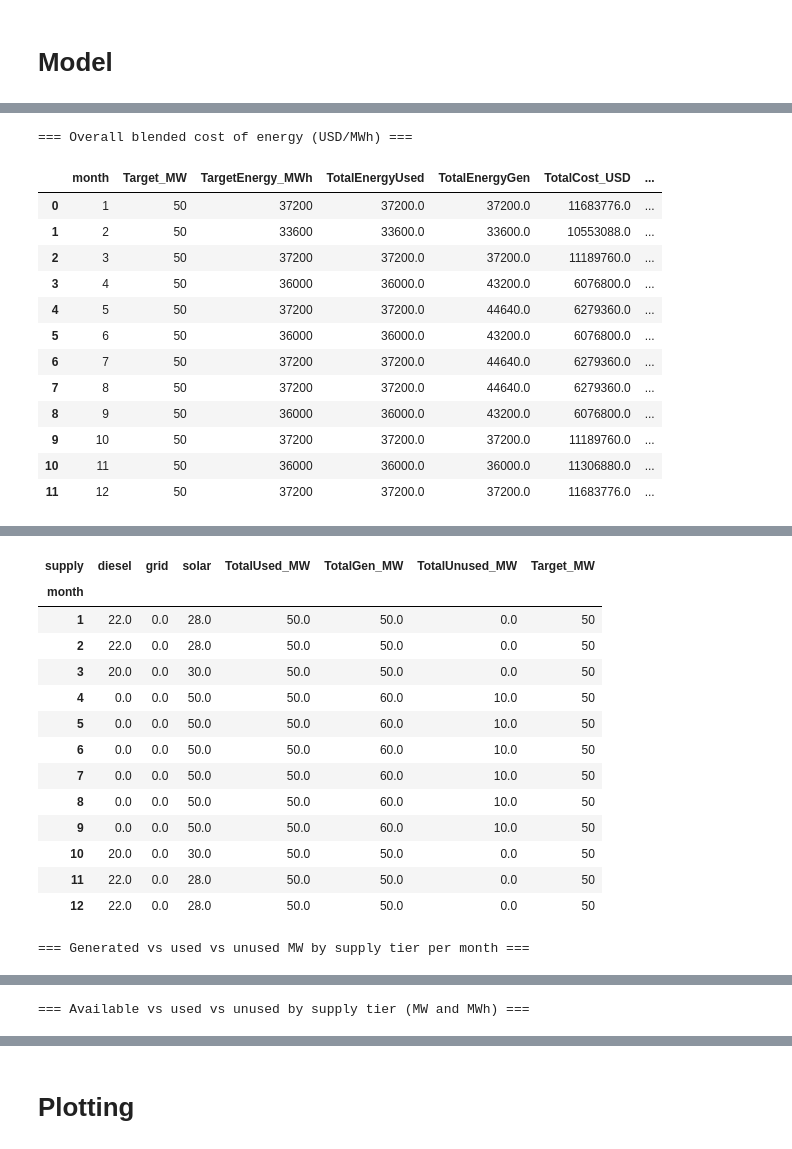
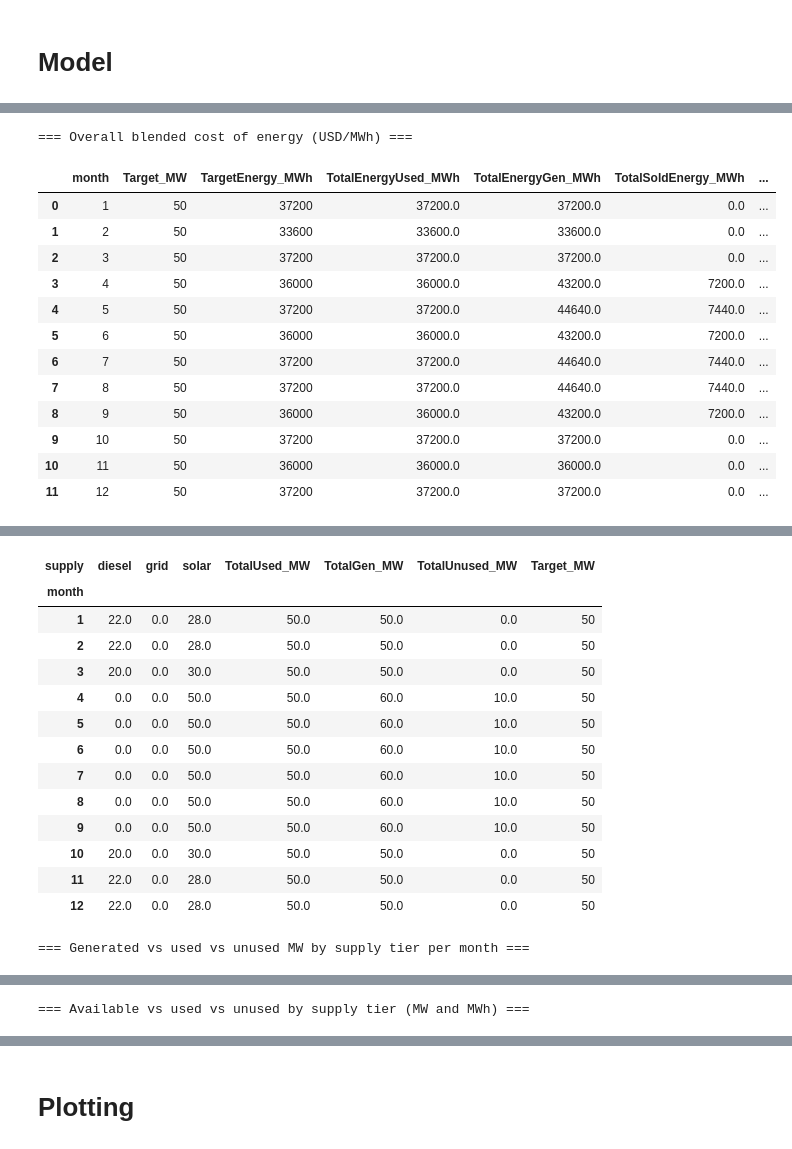
Before and after one commit to Mufika/OptimisingAndTradingSolarPower, a Jupyter notebook: notebook.ipynb, the cells around one changed output, grey strips where cells are left out. Cells and saved outputs as stored; diff of their text form; code cells hidden in the pictures.

```diff
--- a/notebook.ipynb
+++ b/notebook.ipynb
@@ -413,5 +483,5 @@ Total cost (USD): 104675520.0
 # %%
-# Cell 7 — Overall cost of energy (USD/MWh) + tier tables
+# Cell 7 — Overall cost of energy (USD/MWh) + tier tables + sold value
 # Run AFTER Cell 6 (requires: df, T_MW, H)
 
 import pandas as pd
@@ -424,22 +494,31 @@ import numpy as np
 monthly_cost_energy = (
     df.groupby("month", as_index=False)
       .agg(
-          TotalEnergyUsed=("Energy_MWh", "sum"),
-          TotalEnergyGen=("Generated_MWh", "sum"),
-          TotalCost_USD=("Cost_USD", "sum"),
+          TotalEnergyUsed_MWh=("Energy_MWh", "sum"),
+          TotalEnergyGen_MWh=("Generated_MWh", "sum"),
+          TotalSoldEnergy_MWh=("Sold_MWh", "sum"),
+          TotalGrossCost_USD=("GrossCost_USD", "sum"),
+          TotalSoldValue_USD=("SoldValue_USD", "sum"),
+          TotalNetCost_USD=("NetCost_USD", "sum"),
       )
 )
 
-monthly_cost_energy["Cost_USD_per_MWh"] = (
-    monthly_cost_energy["TotalCost_USD"] /
-    monthly_cost_energy["TotalEnergyUsed"]
+monthly_cost_energy["GrossCost_USD_per_MWh"] = (
+    monthly_cost_energy["TotalGrossCost_USD"] /
+    monthly_cost_energy["TotalEnergyUsed_MWh"]
 )
 
-monthly_cost_energy["Cost_USD_per_MWh"] = (
-    monthly_cost_energy["Cost_USD_per_MWh"]
-    .replace([np.inf, -np.inf], np.nan)
-    .round(2)
+monthly_cost_energy["NetCost_USD_per_MWh"] = (
+    monthly_cost_energy["TotalNetCost_USD"] /
+    monthly_cost_energy["TotalEnergyUsed_MWh"]
 )
+
+for c in ["GrossCost_USD_per_MWh", "NetCost_USD_per_MWh"]:
+    monthly_cost_energy[c] = (
+        monthly_cost_energy[c]
+        .replace([np.inf, -np.inf], np.nan)
+        .round(2)
+    )
 
 monthly_cost_energy["Target_MW"] = monthly_cost_energy["month"].map(T_MW)
 monthly_cost_energy["TargetEnergy_MWh"] = (
@@ -452,24 +531,33 @@ monthly_cost_energy = monthly_cost_energy[
         "month",
         "Target_MW",
         "TargetEnergy_MWh",
-        "TotalEnergyUsed",
-        "TotalEnergyGen",
-        "TotalCost_USD",
-        "Cost_USD_per_MWh",
+        "TotalEnergyUsed_MWh",
+        "TotalEnergyGen_MWh",
+        "TotalSoldEnergy_MWh",
+        "TotalGrossCost_USD",
+        "TotalSoldValue_USD",
+        "TotalNetCost_USD",
+        "GrossCost_USD_per_MWh",
+        "NetCost_USD_per_MWh",
     ]
 ]
 
 print("=== Overall blended cost of energy (USD/MWh) ===")
 display(monthly_cost_energy)
 
-# Average tariff over the entire period
-total_energy = monthly_cost_energy["TotalEnergyUsed"].sum()
-total_cost = monthly_cost_energy["TotalCost_USD"].sum()
-avg_tariff = total_cost / total_energy if total_energy > 0 else float("inf")
-print(f"Average blended tariff over period: USD {avg_tariff:.2f} per MWh \n\n")
+# Average tariffs over the entire period (on used energy)
+total_energy = monthly_cost_energy["TotalEnergyUsed_MWh"].sum()
+total_gross_cost = monthly_cost_energy["TotalGrossCost_USD"].sum()
+total_sold_value = monthly_cost_energy["TotalSoldValue_USD"].sum()
+total_net_cost = monthly_cost_energy["TotalNetCost_USD"].sum()
+avg_gross = total_gross_cost / total_energy if total_energy > 0 else float("inf")
+avg_net = total_net_cost / total_energy if total_energy > 0 else float("inf")
+print(f"Average gross blended tariff: USD {avg_gross:.2f} per MWh")
+print(f"Average sold value offset:  USD {total_sold_value:,.2f} (total)")
+print(f"Average net blended tariff:  USD {avg_net:.2f} per MWh\n\n")
 
 
-# ======================================
+ # ======================================
 # Table 2 — MW used by supply per month
 # ======================================
 
@@ -497,7 +585,7 @@ print("=== MW used by each supply per month ===")
 display(mw_by_supply)
 
 
-# ================================================================
+ # ================================================================
 # Table 3 — Generated vs used vs unused MW by supply tier (per month)
 # ================================================================
 
@@ -519,7 +607,7 @@ print("=== Generated vs used vs unused MW by supply tier per month ===")
 display(mw_by_tier)
 
 
-# =============================================================
+ # =============================================================
 # Table 4 — Available vs used vs unused by tier (MW and MWh)
 # =============================================================
 
@@ -527,43 +615,43 @@ by_tier = (
     df.groupby(["month", "supply", "tier"], as_index=False)
       .agg(
           Available_MW=("Cap_MW", "sum"),
           Used_MW=("Power_MW", "sum"),
           Used_MWh=("Energy_MWh", "sum"),
       )
 )
 
 by_tier["Unused_MW"] = (by_tier["Available_MW"] - by_tier["Used_MW"]).clip(lower=0)
 by_tier["Available_MWh"] = by_tier["Available_MW"] * by_tier["month"].map(H)
 by_tier["Unused_MWh"] = (by_tier["Available_MWh"] - by_tier["Used_MWh"]).clip(lower=0)
 
 by_tier = by_tier[
     [
         "month",
         "supply",
         "tier",
         "Available_MW",
         "Used_MW",
         "Unused_MW",
         "Available_MWh",
         "Used_MWh",
         "Unused_MWh",
     ]
 ] .round(2)
 
 print("=== Available vs used vs unused by supply tier (MW and MWh) ===")
 display(by_tier)
 # %% [output]
 === Overall blended cost of energy (USD/MWh) ===
-|  | month | Target_MW | TargetEnergy_MWh | TotalEnergyUsed | TotalEnergyGen | TotalCost_USD | ... |
-| 0 | 1 | 50 | 37200 | 37200.0 | 37200.0 | 11683776.0 | ... |
-| 1 | 2 | 50 | 33600 | 33600.0 | 33600.0 | 10553088.0 | ... |
-| 2 | 3 | 50 | 37200 | 37200.0 | 37200.0 | 11189760.0 | ... |
-| 3 | 4 | 50 | 36000 | 36000.0 | 43200.0 | 6076800.0 | ... |
-| 4 | 5 | 50 | 37200 | 37200.0 | 44640.0 | 6279360.0 | ... |
-| 5 | 6 | 50 | 36000 | 36000.0 | 43200.0 | 6076800.0 | ... |
-| 6 | 7 | 50 | 37200 | 37200.0 | 44640.0 | 6279360.0 | ... |
-| 7 | 8 | 50 | 37200 | 37200.0 | 44640.0 | 6279360.0 | ... |
-| 8 | 9 | 50 | 36000 | 36000.0 | 43200.0 | 6076800.0 | ... |
-| 9 | 10 | 50 | 37200 | 37200.0 | 37200.0 | 11189760.0 | ... |
-| 10 | 11 | 50 | 36000 | 36000.0 | 36000.0 | 11306880.0 | ... |
-| 11 | 12 | 50 | 37200 | 37200.0 | 37200.0 | 11683776.0 | ... |
+|  | month | Target_MW | TargetEnergy_MWh | TotalEnergyUsed_MWh | TotalEnergyGen_MWh | TotalSoldEnergy_MWh | ... |
+| 0 | 1 | 50 | 37200 | 37200.0 | 37200.0 | 0.0 | ... |
+| 1 | 2 | 50 | 33600 | 33600.0 | 33600.0 | 0.0 | ... |
+| 2 | 3 | 50 | 37200 | 37200.0 | 37200.0 | 0.0 | ... |
+| 3 | 4 | 50 | 36000 | 36000.0 | 43200.0 | 7200.0 | ... |
+| 4 | 5 | 50 | 37200 | 37200.0 | 44640.0 | 7440.0 | ... |
+| 5 | 6 | 50 | 36000 | 36000.0 | 43200.0 | 7200.0 | ... |
+| 6 | 7 | 50 | 37200 | 37200.0 | 44640.0 | 7440.0 | ... |
+| 7 | 8 | 50 | 37200 | 37200.0 | 44640.0 | 7440.0 | ... |
+| 8 | 9 | 50 | 36000 | 36000.0 | 43200.0 | 7200.0 | ... |
+| 9 | 10 | 50 | 37200 | 37200.0 | 37200.0 | 0.0 | ... |
+| 10 | 11 | 50 | 36000 | 36000.0 | 36000.0 | 0.0 | ... |
+| 11 | 12 | 50 | 37200 | 37200.0 | 37200.0 | 0.0 | ... |
```
Also changed, not shown: parts of 6 cells of this notebook.
